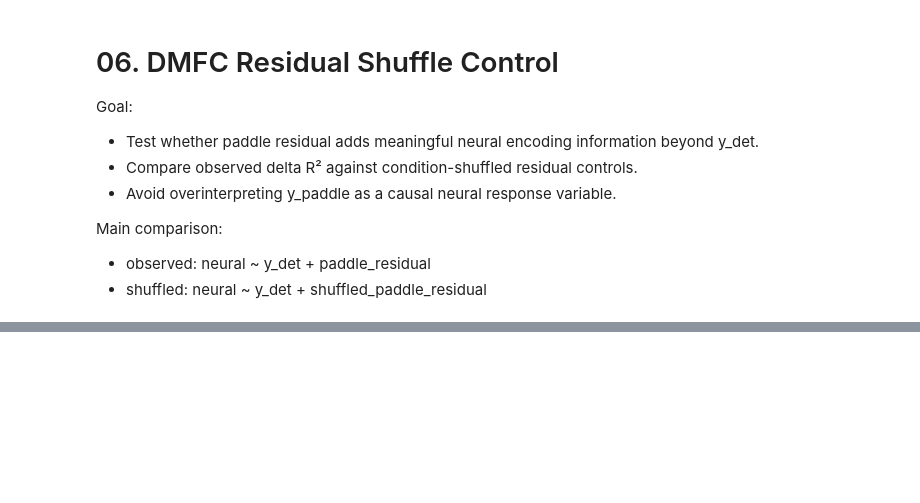
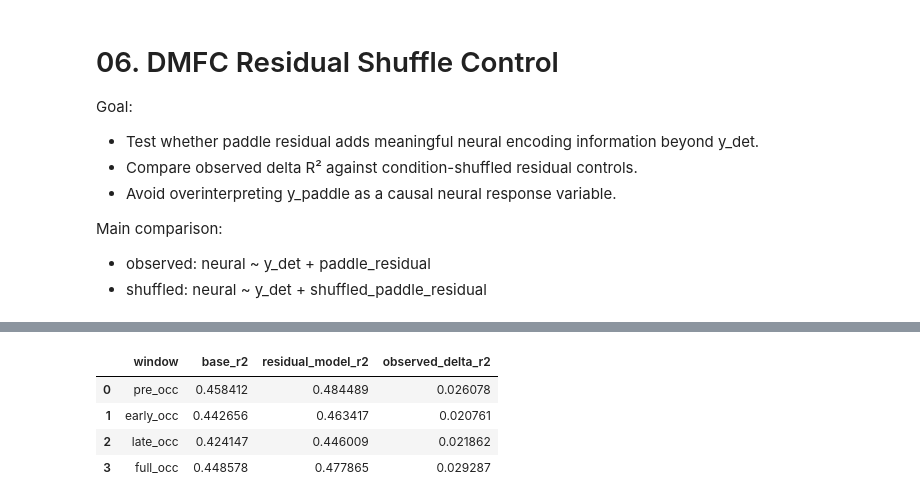
Before and after one commit to ksbong/ipe-pong-latents, a Jupyter notebook: notebooks/06_dmfc_residual_shuffle_control.ipynb, the cells around one changed output, grey strips where cells are left out. Saved outputs shown, nothing was run; the diff lists cells and outputs as text; code cells hidden in the pictures; blank space fills up the shorter version.

```diff
--- a/notebooks/06_dmfc_residual_shuffle_control.ipynb
+++ b/notebooks/06_dmfc_residual_shuffle_control.ipynb
@@ -42,0 +258,39 @@ display(analysis_df.head())
+# %%
+observed_rows = []
+
+for win in analysis_df["window"].unique():
+    _, r2_base = evaluate_encoding_for_window(
+        df=analysis_df,
+        window=win,
+        features=["y_det"],
+        unit_cols=unit_cols,
+        n_splits=5,
+        seed=42,
+        alpha=1.0,
+    )
+
+    _, r2_resid = evaluate_encoding_for_window(
+        df=analysis_df,
+        window=win,
+        features=["y_det", "paddle_residual_from_y_det"],
+        unit_cols=unit_cols,
+        n_splits=5,
+        seed=42,
+        alpha=1.0,
+    )
+
+    observed_rows.append({
+        "window": win,
+        "base_r2": r2_base,
+        "residual_model_r2": r2_resid,
+        "observed_delta_r2": r2_resid - r2_base,
+    })
+
+observed_df = pd.DataFrame(observed_rows)
+display(observed_df)
+# %% [output]
+|  | window | base_r2 | residual_model_r2 | observed_delta_r2 |
+| 0 | pre_occ | 0.458412 | 0.484489 | 0.026078 |
+| 1 | early_occ | 0.442656 | 0.463417 | 0.020761 |
+| 2 | late_occ | 0.424147 | 0.446009 | 0.021862 |
+| 3 | full_occ | 0.448578 | 0.477865 | 0.029287 |
```
Also changed, not shown: parts of 8 cells of this notebook, 1 other file.
